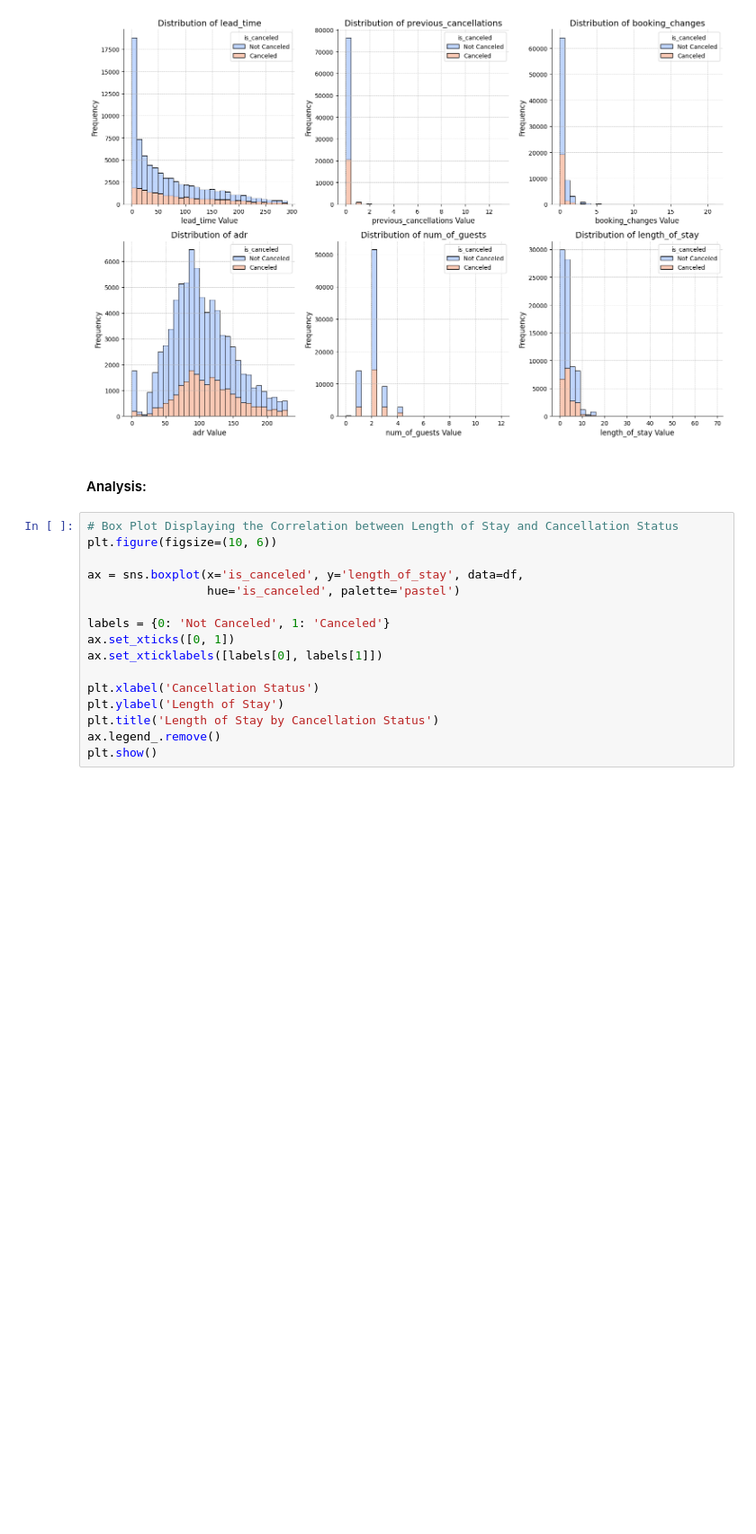
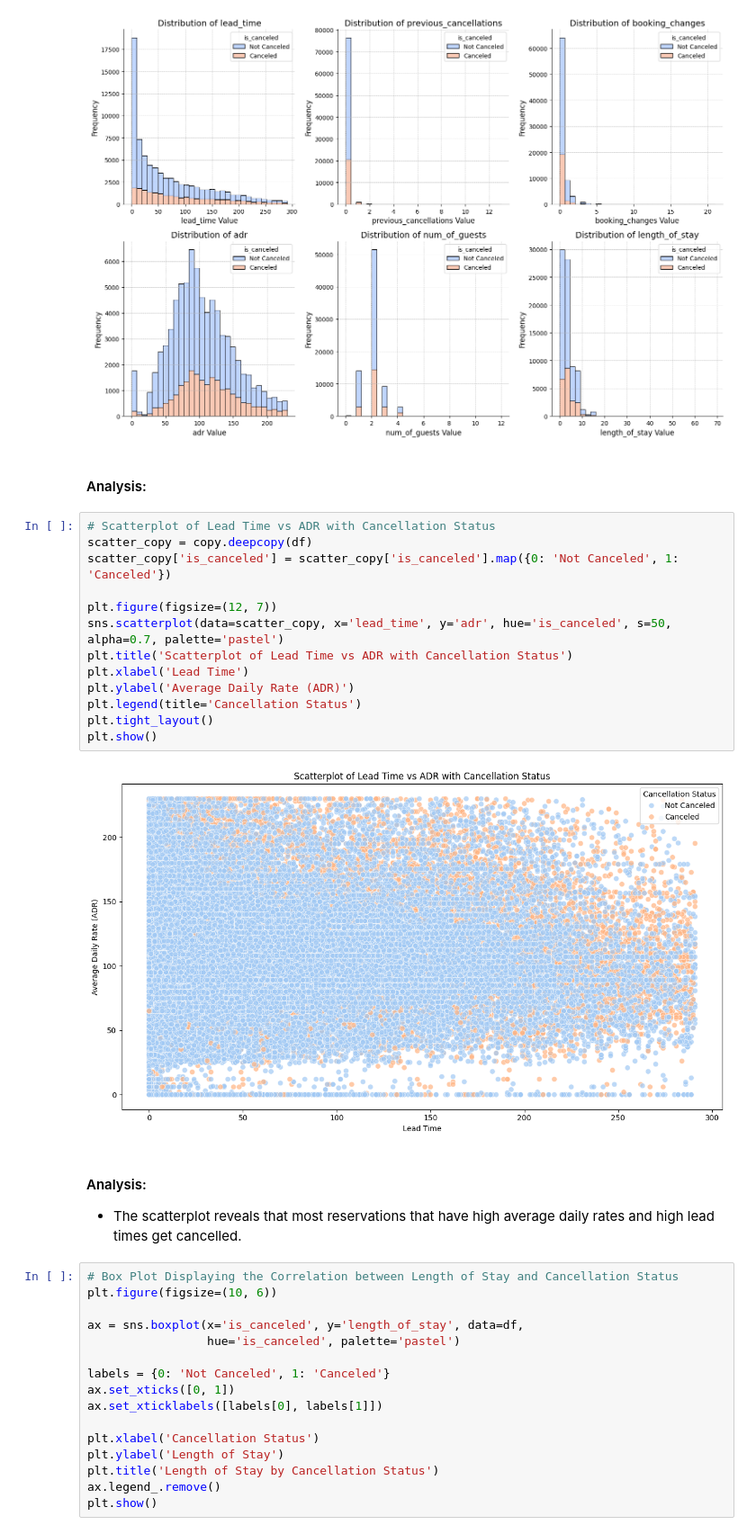
Before and after one commit to Juan-Carlos-D/ML-Team, a Jupyter notebook: Lab One/Rough Drafts/Data Visualization.ipynb, the cells around one changed output. Shown at 90% size. Cells and saved outputs as stored; diff of their text form; blank space fills up the shorter version.

Commit message:
includes more plots, need one more question

```diff
--- a/Lab One/Rough Drafts/Data Visualization.ipynb
+++ b/Lab One/Rough Drafts/Data Visualization.ipynb
@@ -540,6 +541,24 @@ plt.show()
 [figure]
 # %% [markdown]
 #### Analysis:
+# %%
+# Scatterplot of Lead Time vs ADR with Cancellation Status
+scatter_copy = copy.deepcopy(df)
+scatter_copy['is_canceled'] = scatter_copy['is_canceled'].map({0: 'Not Canceled', 1: 'Canceled'})
+
+plt.figure(figsize=(12, 7))
+sns.scatterplot(data=scatter_copy, x='lead_time', y='adr', hue='is_canceled', s=50, alpha=0.7, palette='pastel')
+plt.title('Scatterplot of Lead Time vs ADR with Cancellation Status')
+plt.xlabel('Lead Time')
+plt.ylabel('Average Daily Rate (ADR)')
+plt.legend(title='Cancellation Status')
+plt.tight_layout()
+plt.show()
+# %% [output]
+[figure, added]
+# %% [markdown]
+#### Analysis:
+- The scatterplot reveals that most reservations that have high average daily rates and high lead times get cancelled.
 # %%
 # Box Plot Displaying the Correlation between Length of Stay and Cancellation Status
 plt.figure(figsize=(10, 6))
```
Also changed, not shown: parts of 7 cells of this notebook.
